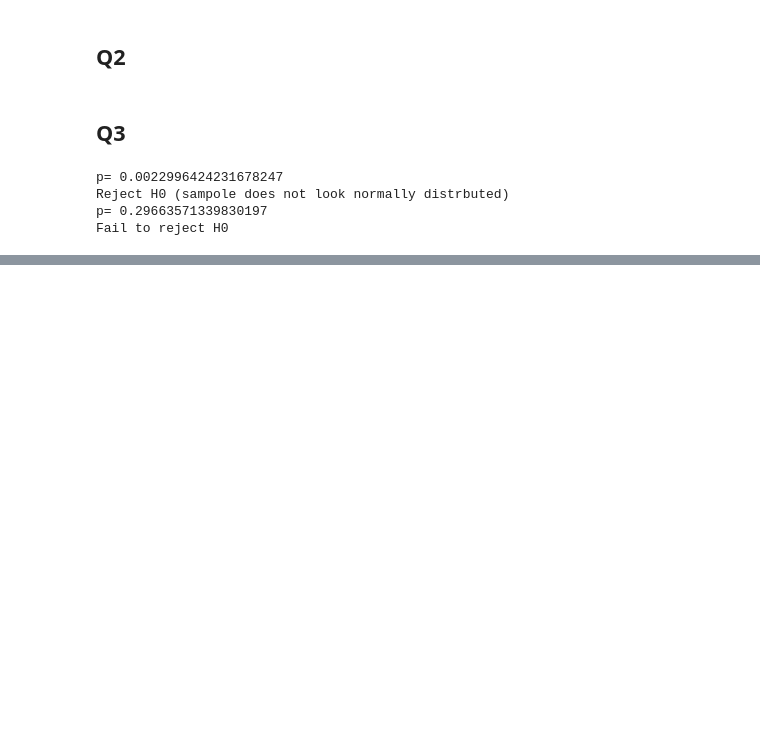
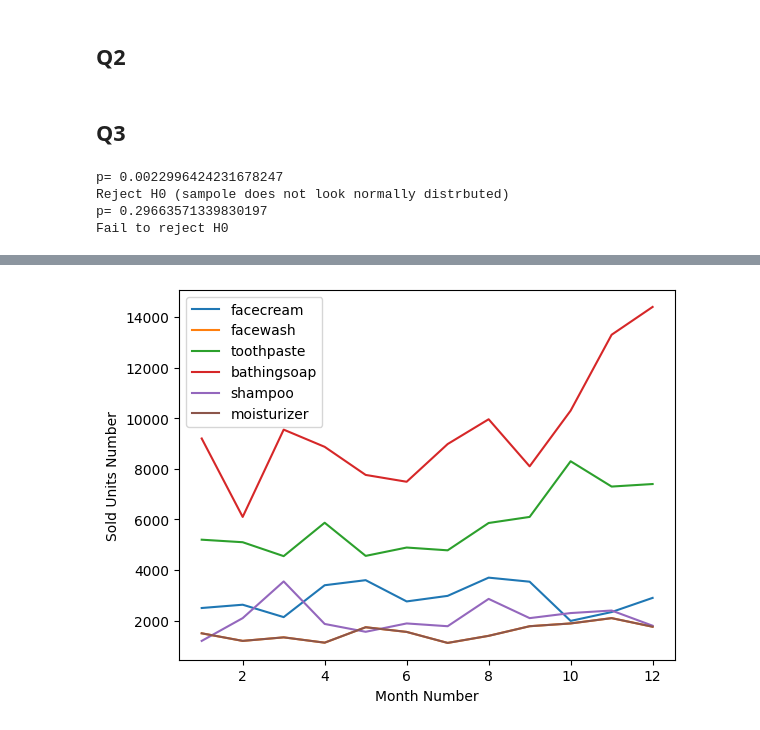
Before and after one commit to olyanos/kfupmCourse, a Jupyter notebook: module3/Day1.ipynb, the cells around one changed output, grey strips where cells are left out. Drawn from its saved outputs; the diff is of its cells as text; code cells hidden in the pictures; blank space fills up the shorter version.

```diff
--- a/module3/Day1.ipynb
+++ b/module3/Day1.ipynb
@@ -128,0 +172,13 @@ Fail to reject H0
+# %%
+for i in range(1, len(sales_df.columns)-2):
+    plt.plot(sales_df["month_number"], sales_df[sales_df.columns[i]],label= str(sales_df.columns[i]))
+# plt.plot(sales_df["month_number"], sales_df['facewash'])
+# # Setting X and Y labels
+plt.xlabel('Month Number')
+plt.ylabel('Sold Units Number')
+plt.legend(loc='upper left')
+
+# Display the plot
+plt.show()
+# %% [output]
+[figure, added]
```
Also changed, not shown: parts of 10 cells of this notebook.
